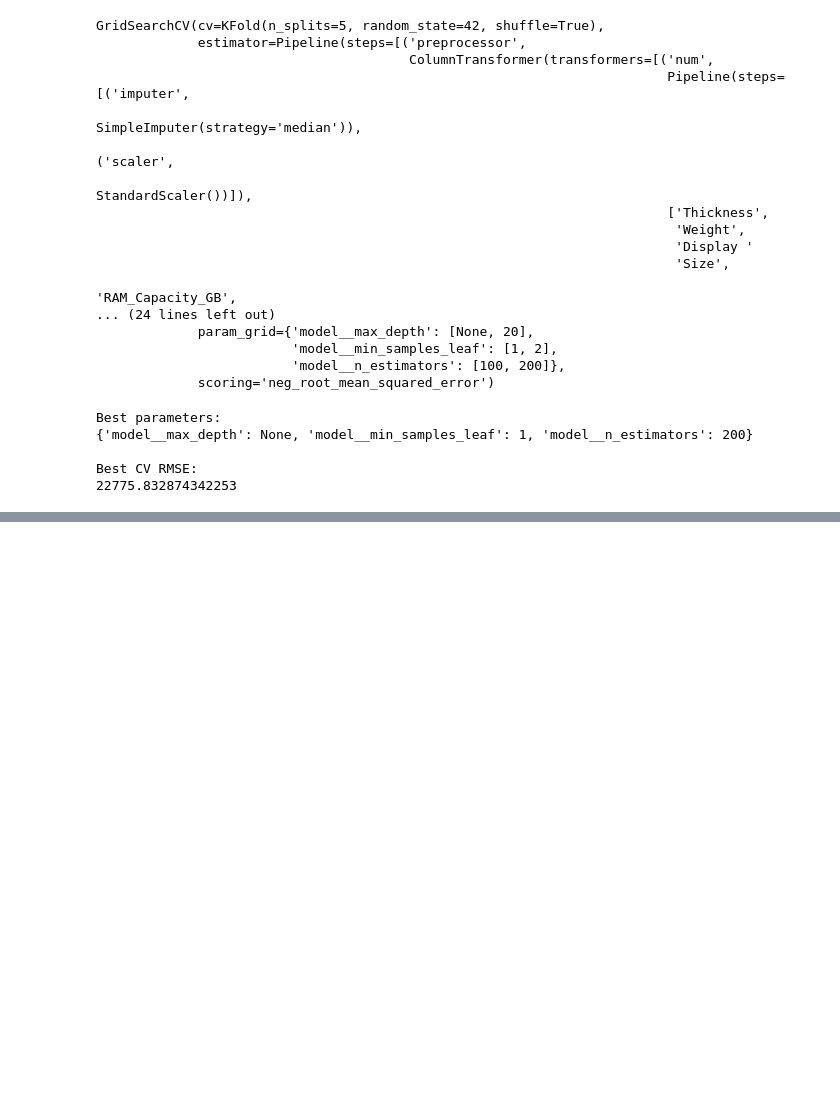
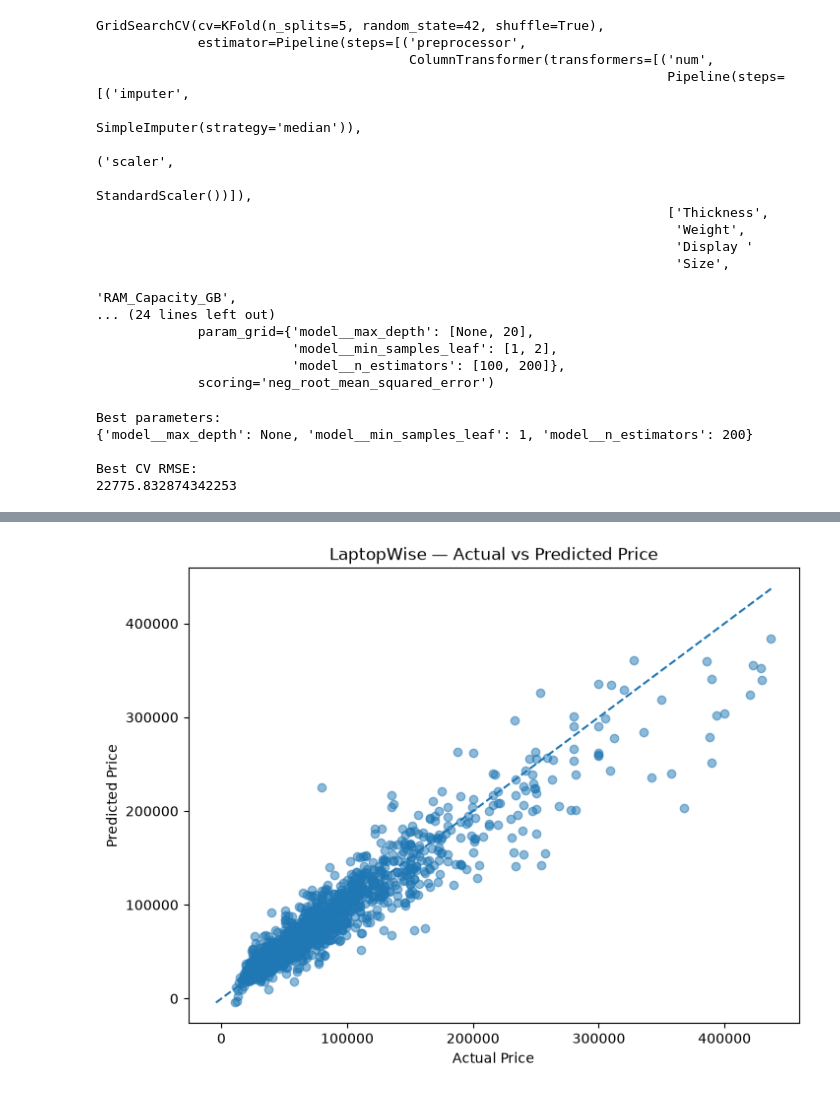
Before and after one commit to Sandeep-060/LaptopWise, a Jupyter notebook: notebooks/05_ml_pipeline.ipynb, the cells around one changed output, grey strips where cells are left out. Drawn from its saved outputs; the diff is of its cells as text; code cells hidden in the pictures; blank space fills up the shorter version.

Commit message:
evaluating model

```diff
--- a/notebooks/05_ml_pipeline.ipynb
+++ b/notebooks/05_ml_pipeline.ipynb
@@ -1206,0 +1192,4 @@ random_forest_tuning_results[
+# %%
+final_ridge_model = Ridge(alpha=1)
+final_ridge_model.fit(X_train_transformed,y_train)
+final_predictions = final_ridge_model.predict(X_test_transformed)
@@ -1206,0 +1237,34 @@ random_forest_tuning_results[
+# %%
+import matplotlib.pyplot as plt
+
+plt.figure(figsize=(8, 6))
+
+plt.scatter(
+    error_analysis["Actual Price"],
+    error_analysis["Predicted Price"],
+    alpha=0.5
+)
+
+min_price = min(
+    error_analysis["Actual Price"].min(),
+    error_analysis["Predicted Price"].min()
+)
+
+max_price = max(
+    error_analysis["Actual Price"].max(),
+    error_analysis["Predicted Price"].max()
+)
+
+plt.plot(
+    [min_price, max_price],
+    [min_price, max_price],
+    linestyle="--"
+)
+
+plt.xlabel("Actual Price")
+plt.ylabel("Predicted Price")
+plt.title("LaptopWise — Actual vs Predicted Price")
+
+plt.show()
+# %% [output]
+[figure, added]
```
Also changed, not shown: parts of 12 cells of this notebook.
